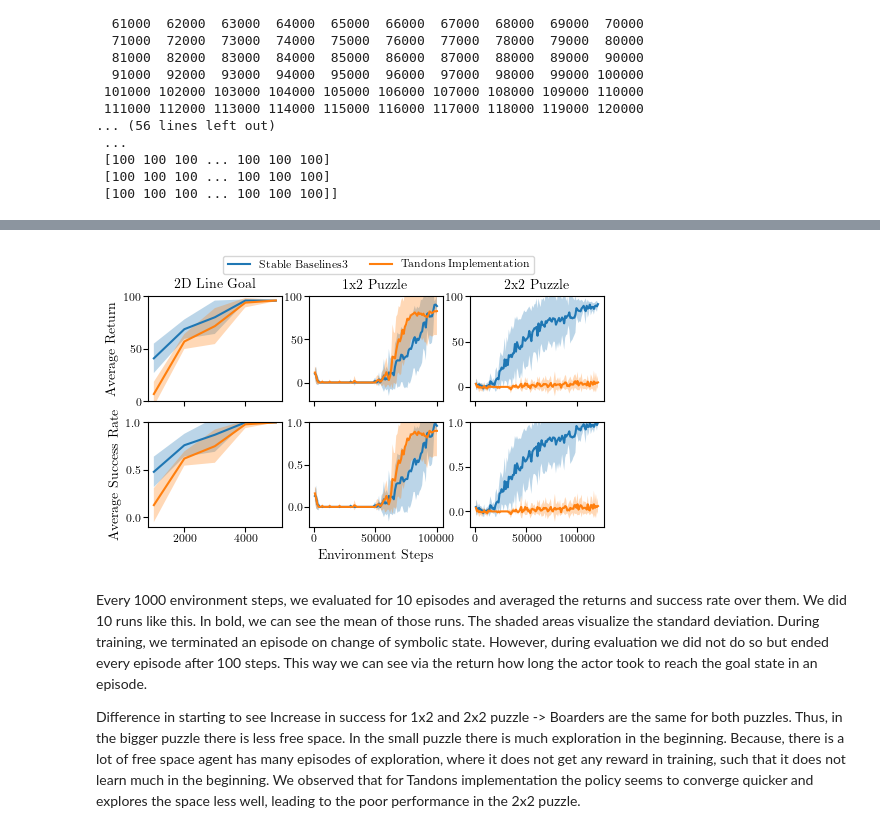
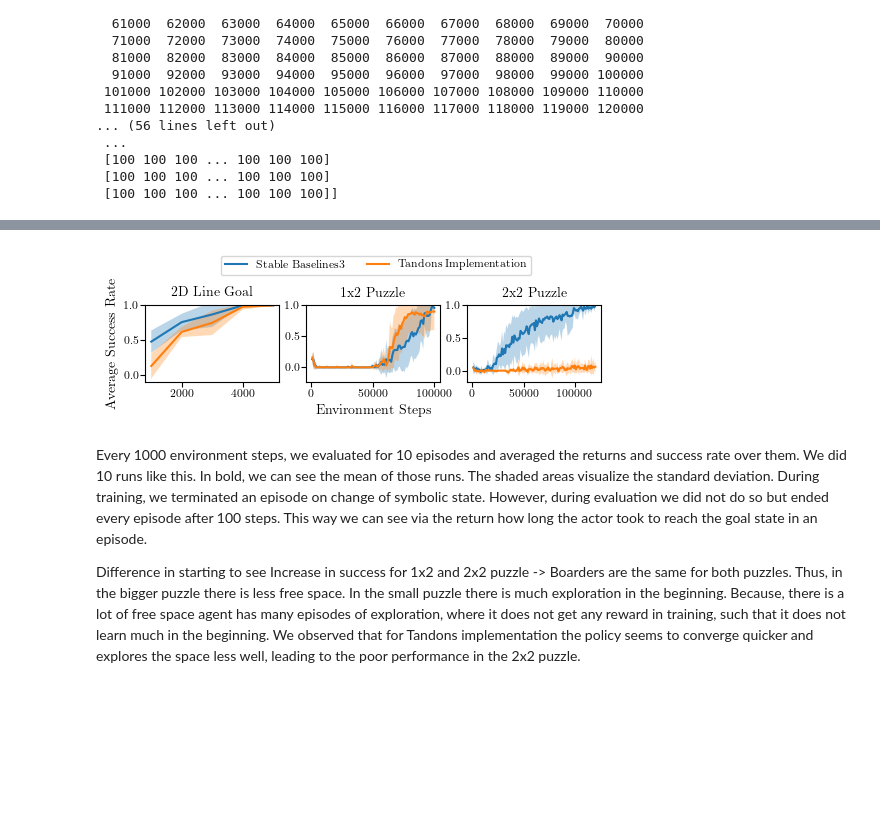
Before and after one commit to rosa-wolf/Multi-Phase-Skill-Learning-SlidingPuzzle, a Jupyter notebook: eval_data.ipynb, the cells around one changed output, grey strips where cells are left out. Cells and saved outputs as stored; diff of their text form; code cells hidden in the pictures; blank space fills up the shorter version.

```diff
--- a/eval_data.ipynb
+++ b/eval_data.ipynb
@@ -630,24 +598,23 @@ mean_succ_stable_ri025, std_succ_stable_ri025 = compute_mean_std(succ_stable_ri0
 x = np.load(path_stable_2DGoal[0], mmap_mode='r')["timesteps"]
 idx = np.where(x <= 50000)
 x = x[idx]
-fig, ax = plt.subplots(2, 3, figsize=(TEXTWIDTH +0.1, TEXTWIDTH * (5**.5 - 1.2) / 2))
+fig, ax = plt.subplots(1, 3, figsize=(TEXTWIDTH +0.1, TEXTWIDTH * (5**.5 - 1.2) / (2*3)))
 ######################################################################################
 # 2D Line Goal ###
 ##################
+#ax[0, 0].set_ylim(top=100)
+#ax[0, 0].plot(x, mean_return_stable_ri025, label="Stable Baselines3")
+#ax[0, 0].fill_between(x, mean_return_stable_ri025 + std_return_stable_ri025, mean_return_stable_ri025 - std_return_stable_ri025, alpha=0.3)
+#ax[0, 0].plot(x, mean_return_tandon, label="Tandons Implementation")
+#ax[0, 0].fill_between(x, mean_return_tandon + std_return_tandon, mean_return_tandon - std_return_tandon, alpha=0.3)
+#ax[0, 0].set_ylim(top=100)
 
-ax[0, 0].set_ylim(top=100)
-ax[0, 0].plot(x, mean_return_stable_ri025, label="Stable Baselines3")
-ax[0, 0].fill_between(x, mean_return_stable_ri025 + std_return_stable_ri025, mean_return_stable_ri025 - std_return_stable_ri025, alpha=0.3)
-ax[0, 0].plot(x, mean_return_tandon, label="Tandons Implementation")
-ax[0, 0].fill_between(x, mean_return_tandon + std_return_tandon, mean_return_tandon - std_return_tandon, alpha=0.3)
-ax[0, 0].set_ylim(top=100)
-
-ax[1, 0].plot(x, mean_succ_stable_ri025, label="Stable Baselines3")
-ax[1, 0].fill_between(x, mean_succ_stable_ri025 + std_succ_stable_ri025, mean_succ_stable_ri025 - std_succ_stable_ri025, alpha=0.3)
-ax[1, 0].plot(x, mean_succ_tandon, label="Tandons Implementation")
-ax[1, 0].fill_between(x, mean_succ_tandon + std_succ_tandon, mean_succ_tandon - std_succ_tandon, alpha=0.3)
-ax[1, 0].set_ylim(top=1.)
-ax[0, 0].set_title("2D Line Goal")
+ax[0].plot(x, mean_succ_stable_ri025, label="Stable Baselines3")
+ax[0].fill_between(x, mean_succ_stable_ri025 + std_succ_stable_ri025, mean_succ_stable_ri025 - std_succ_stable_ri025, alpha=0.3)
+ax[0].plot(x, mean_succ_tandon, label="Tandons Implementation")
+ax[0].fill_between(x, mean_succ_tandon + std_succ_tandon, mean_succ_tandon - std_succ_tandon, alpha=0.3)
+ax[0].set_ylim(top=1.)
+ax[0].set_title("2D Line Goal")
 
 ######################################################################################
 # 1x2 puzzle #####
@@ -666,27 +633,25 @@ mean_succ_stable, std_succ_stable = compute_mean_std(succ_stable)
 mean_return_tandon, std_return_tandon = compute_mean_std(returns_tandon)
 mean_succ_tandon, std_succ_tandon = compute_mean_std(succ_tandon)
 
-ax[0, 1].plot(x, mean_return_stable, label="Stable Baselines3")
-ax[0, 1].fill_between(x, mean_return_stable + std_return_stable, mean_return_stable - std_return_stable, alpha=0.3)
-ax[0, 1].plot(x, mean_return_tandon, label="Tandons Implementation")
-ax[0, 1].fill_between(x, mean_return_tandon + std_return_tandon, mean_return_tandon - std_return_tandon, alpha=0.3)
-ax[0, 1].set_ylim(top=100)
+#ax[0, 1].plot(x, mean_return_stable, label="Stable Baselines3")
+#ax[0, 1].fill_between(x, mean_return_stable + std_return_stable, mean_return_stable - std_return_stable, alpha=0.3)
+#ax[0, 1].plot(x, mean_return_tandon, label="Tandons Implementation")
+#ax[0, 1].fill_between(x, mean_return_tandon + std_return_tandon, mean_return_tandon - std_return_tandon, alpha=0.3)
+#ax[0, 1].set_ylim(top=100)
 
 
-ax[1, 1].plot(x, mean_succ_stable, label="Stable Baselines3")
-ax[1, 1].fill_between(x, mean_succ_stable + std_succ_stable, mean_succ_stable - std_succ_stable, alpha=0.3)
-ax[1, 1].plot(x, mean_succ_tandon, label="Tandons Implementation")
-ax[1, 1].fill_between(x, mean_succ_tandon + std_succ_tandon, mean_succ_tandon - std_succ_tandon, alpha=0.3)
-ax[1, 1].set_ylim(top=1.)
-ax[0, 1].set_title("1x2 Puzzle")
+ax[1].plot(x, mean_succ_stable, label="Stable Baselines3")
+ax[1].fill_between(x, mean_succ_stable + std_succ_stable, mean_succ_stable - std_succ_stable, alpha=0.3)
+ax[1].plot(x, mean_succ_tandon, label="Tandons Implementation")
+ax[1].fill_between(x, mean_succ_tandon + std_succ_tandon, mean_succ_tandon - std_succ_tandon, alpha=0.3)
+ax[1].set_ylim(top=1.)
+ax[1].set_title("1x2 Puzzle")
 
 ######################################################################################
 # 2x2 puzzle #####
 ##################
 
 x = np.load(path_stable_2x2[0], mmap_mode='r')["timesteps"]
-
-print(np.load(path_tandon_2x2[0], mmap_mode='r')["timesteps"])
 idx = np.where(x <= 120000)
 x = x[idx]
 
@@ -699,33 +664,32 @@ mean_succ_stable, std_succ_stable = compute_mean_std(succ_stable)
 mean_return_tandon, std_return_tandon = compute_mean_std(returns_tandon)
 mean_succ_tandon, std_succ_tandon = compute_mean_std(succ_tandon)
 
-ax[0, 2].plot(x, mean_return_stable, label="Stable Baselines3")
-ax[0, 2].fill_between(x, mean_return_stable + std_return_stable, mean_return_stable - std_return_stable, alpha=0.3)
-ax[0, 2].plot(x, mean_return_tandon, label="Tandons Implementation")
-ax[0, 2].fill_between(x, mean_return_tandon + std_return_tandon, mean_return_tandon - std_return_tandon, alpha=0.3)
-ax[0, 2].set_ylim(top=100)
+#ax[0, 2].plot(x, mean_return_stable, label="Stable Baselines3")
+#ax[0, 2].fill_between(x, mean_return_stable + std_return_stable, mean_return_stable - std_return_stable, alpha=0.3)
+#ax[0, 2].plot(x, mean_return_tandon, label="Tandons Implementation")
+#ax[0, 2].fill_between(x, mean_return_tandon + std_return_tandon, mean_return_tandon - std_return_tandon, alpha=0.3)
+#ax[0, 2].set_ylim(top=100)
 
 
-ax[1, 2].plot(x, mean_succ_stable, label="Stable Baselines3")
-ax[1, 2].fill_between(x, mean_succ_stable + std_succ_stable, mean_succ_stable - std_succ_stable, alpha=0.3)
-ax[1, 2].plot(x, mean_succ_tandon, label="Tandons Implementation")
-ax[1, 2].fill_between(x, mean_succ_tandon + std_succ_tandon, mean_succ_tandon - std_succ_tandon, alpha=0.3)
-ax[1, 2].set_ylim(top=1.)
-ax[0, 2].set_title("2x2 Puzzle")
+ax[2].plot(x, mean_succ_stable, label="Stable Baselines3")
+ax[2].fill_between(x, mean_succ_stable + std_succ_stable, mean_succ_stable - std_succ_stable, alpha=0.3)
+ax[2].plot(x, mean_succ_tandon, label="Tandons Implementation")
+ax[2].fill_between(x, mean_succ_tandon + std_succ_tandon, mean_succ_tandon - std_succ_tandon, alpha=0.3)
+ax[2].set_ylim(top=1.)
+ax[2].set_title("2x2 Puzzle")
 
-ax[0, 0].set_xticklabels([])
-ax[0, 1].set_xticklabels([])
-ax[0, 2].set_xticklabels([])
+#ax[0].set_xticklabels([])
+#ax[1].set_xticklabels([])
+#ax[2].set_xticklabels([])
 
-for i in range(2):
-    for j in range(3):
-        ax[i, j].locator_params(axis='y', nbins=3)
+for i in range(3):
+        ax[i].locator_params(axis='y', nbins=3)
 
-ax[1, 1].set_xlabel('Environment Steps')
-ax[0, 0].set_ylabel('Average Return')
-ax[1, 0].set_ylabel('Average Success Rate')
-handles, labels = ax[0, 0].get_legend_handles_labels()
-fig.legend(handles, labels, ncol=2, bbox_to_anchor=(0.79,1.035))
+ax[1].set_xlabel('Environment Steps')
+#ax[0, 0].set_ylabel('Average Return')
+ax[0].set_ylabel('Average Success Rate')
+handles, labels = ax[0].get_legend_handles_labels()
+fig.legend(handles, labels, ncol=2, bbox_to_anchor=(0.79,1.43))
 plt.savefig("Comparison.pdf",
             bbox_inches='tight', dpi=plt.gcf().dpi)#,
             #dpi=1000)
@@ -754,4 +698,4 @@ plt.show()
-[figure, old version]
+[figure, new version]
 # %% [markdown]
 Every 1000 environment steps, we evaluated for 10 episodes and averaged the returns and success rate over them. We did 10 runs like this. In bold, we can see the mean of those runs. The shaded areas visualize the standard deviation. During training, we terminated an episode on change of symbolic state. However, during evaluation we did not do so but ended every episode after 100 steps. This way we can see via the return how long the actor took to reach the goal state in an episode.
 
```
Also changed, not shown: parts of 3 cells of this notebook, 8 other files.
